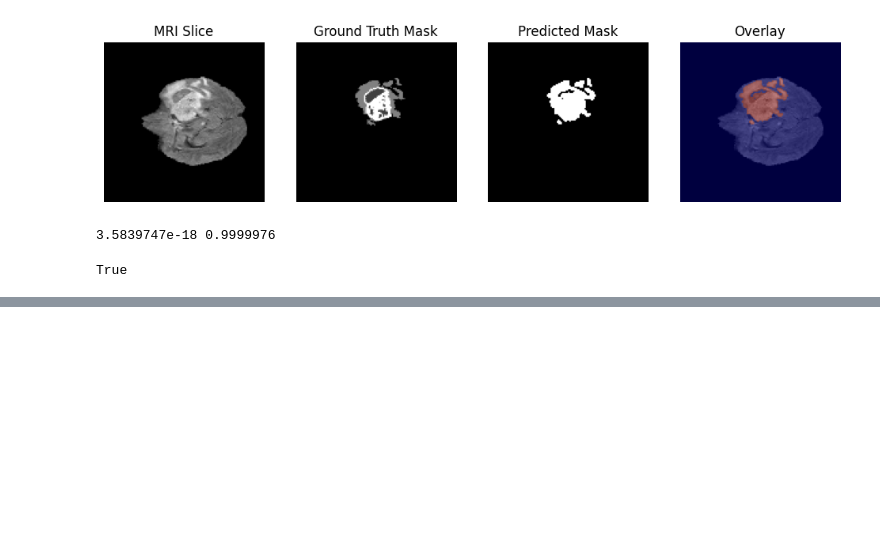
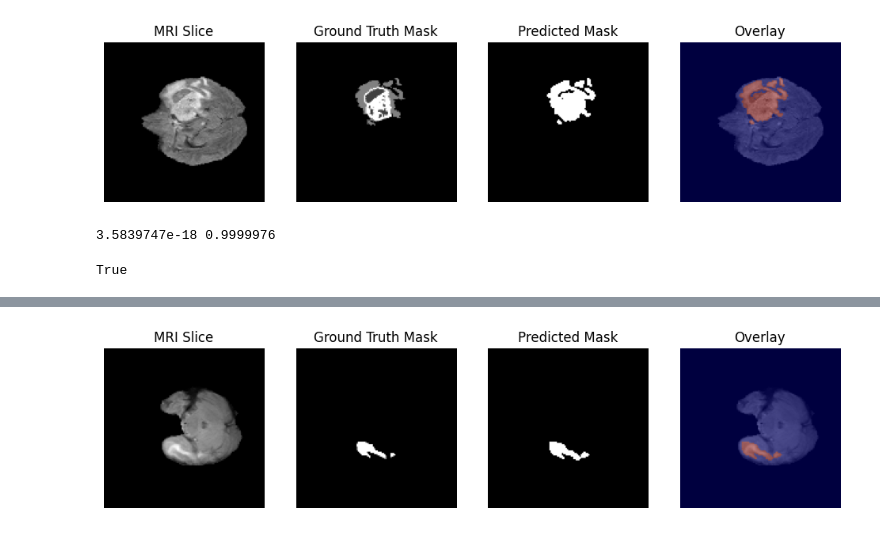
Before and after one commit to shaistamomin2004-arch/tumordetection.ipynb, a Jupyter notebook: tumordetection.ipynb, the cells around one changed output, grey strips where cells are left out. Cells and saved outputs as stored; diff of their text form; code cells hidden in the pictures; blank space fills up the shorter version.

```diff
--- a/tumordetection.ipynb
+++ b/tumordetection.ipynb
@@ -1039,0 +1277,19 @@ True
+# %%
+img = cv2.imread(img_path, cv2.IMREAD_GRAYSCALE)
+mask = cv2.imread(mask_path, cv2.IMREAD_GRAYSCALE)
+
+# Add a check to ensure images were loaded successfully
+if img is None or mask is None:
+    print(f"Error: Image or mask file not found at {img_path} or {mask_path}")
+    print("Please check the filename and ensure it exists in the /content/2d_images and /content/2d_masks directories.")
+else:
+    img_resized = cv2.resize(img, (IMG_SIZE, IMG_SIZE))
+    mask_resized = cv2.resize(mask, (IMG_SIZE, IMG_SIZE))
+
+    img_norm = img_resized / 255.0
+    img_input = img_norm[np.newaxis, ..., np.newaxis]
+# %%
+pred_mask = model.predict(img_input)
+
+# Remove batch & channel dimensions to get a 2D mask
+pred_mask = pred_mask[0, :, :, 0]
@@ -1039,0 +1298,30 @@ True
+# %%
+plt.figure(figsize=(12,4))
+
+# Binarize the predicted mask using a threshold (e.g., 0.5)
+pred_binary = (pred_mask > 0.5).astype(np.uint8)
+
+plt.subplot(1,4,1)
+plt.title("MRI Slice")
+plt.imshow(img_resized, cmap="gray")
+plt.axis("off")
+
+plt.subplot(1,4,2)
+plt.title("Ground Truth Mask")
+plt.imshow(mask_resized, cmap="gray")
+plt.axis("off")
+
+plt.subplot(1,4,3)
+plt.title("Predicted Mask")
+plt.imshow(pred_binary, cmap="gray")
+plt.axis("off")
+
+plt.subplot(1,4,4)
+plt.title("Overlay")
+plt.imshow(img_resized, cmap="gray")
+plt.imshow(pred_binary, cmap="jet", alpha=0.5)
+plt.axis("off")
+
+plt.show()
+# %% [output]
+[figure, added]
```
Also changed, not shown: parts of 31 cells of this notebook.
